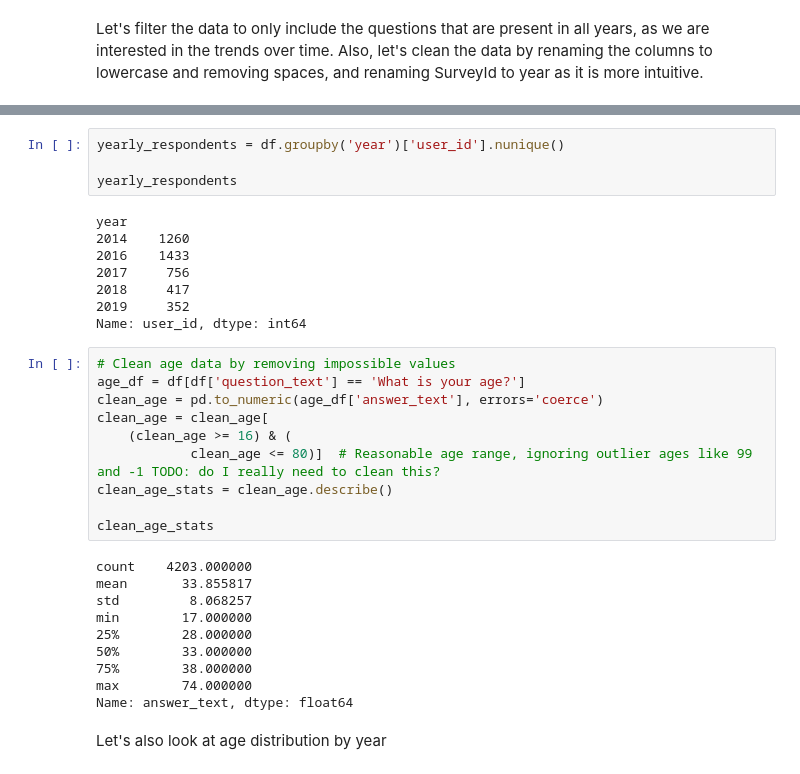
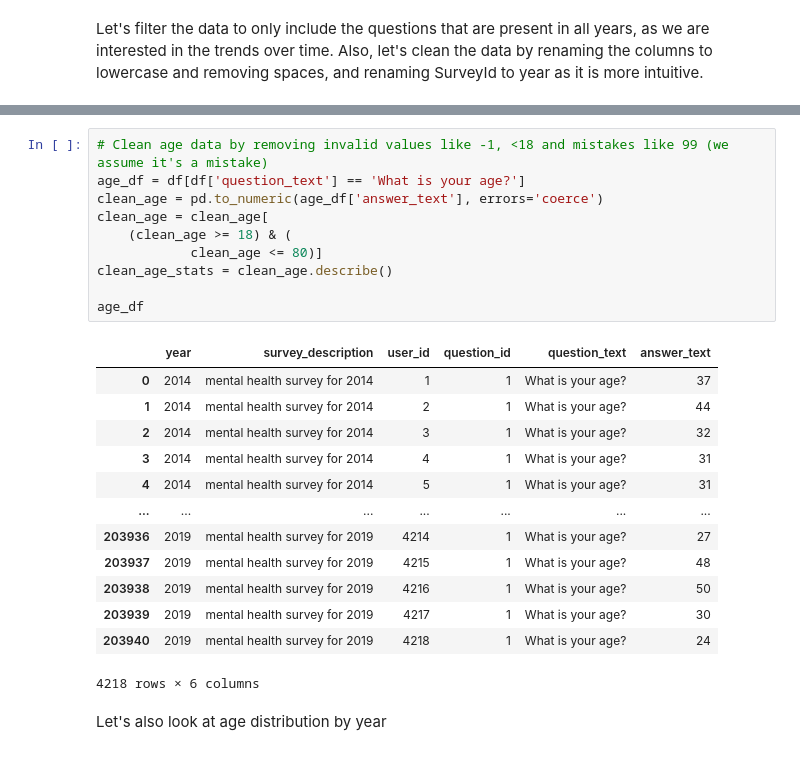
Before and after one commit to redashimself/TuringCollege, a Jupyter notebook: 2. Statistical Interference/Sprint 1/Project - Mental Health in Tech Industry/mental_health_analysis.ipynb, the cells around one changed output, grey strips where cells are left out. Cells and saved outputs as stored; diff of their text form.

Commit message:
Update notebook removing redundant analysis, clean up

```diff
--- a/2. Statistical Interference/Sprint 1/Project - Mental Health in Tech Industry/mental_health_analysis.ipynb
+++ b/2. Statistical Interference/Sprint 1/Project - Mental Health in Tech Industry/mental_health_analysis.ipynb
@@ -71,38 +70,30 @@ df.head()
 | 2 | 2014 | mental health survey for 2014 | 3 | 1 | What is your age? | 32 |
 | 3 | 2014 | mental health survey for 2014 | 4 | 1 | What is your age? | 31 |
 | 4 | 2014 | mental health survey for 2014 | 5 | 1 | What is your age? | 31 |
-# %%
-yearly_respondents = df.groupby('year')['user_id'].nunique()
-
-yearly_respondents
-# %% [output]
-year
-2014    1260
-2016    1433
-2017     756
-2018     417
-2019     352
-Name: user_id, dtype: int64
 # %%
-# Clean age data by removing impossible values
+# Clean age data by removing invalid values like -1, <18 and mistakes like 99 (we assume it's a mistake)
 age_df = df[df['question_text'] == 'What is your age?']
 clean_age = pd.to_numeric(age_df['answer_text'], errors='coerce')
 clean_age = clean_age[
-    (clean_age >= 16) & (
-            clean_age <= 80)]  # Reasonable age range, ignoring outlier ages like 99 and -1 TODO: do I really need to clean this?
+    (clean_age >= 18) & (
+            clean_age <= 80)]
 clean_age_stats = clean_age.describe()
 
-clean_age_stats
+age_df
 # %% [output]
+|  | year | survey_description | user_id | question_id | question_text | answer_text |
+| 0 | 2014 | mental health survey for 2014 | 1 | 1 | What is your age? | 37 |
+| 1 | 2014 | mental health survey for 2014 | 2 | 1 | What is your age? | 44 |
+| 2 | 2014 | mental health survey for 2014 | 3 | 1 | What is your age? | 32 |
+| 3 | 2014 | mental health survey for 2014 | 4 | 1 | What is your age? | 31 |
+| 4 | 2014 | mental health survey for 2014 | 5 | 1 | What is your age? | 31 |
+| ... | ... | ... | ... | ... | ... | ... |
+| 203936 | 2019 | mental health survey for 2019 | 4214 | 1 | What is your age? | 27 |
+| 203937 | 2019 | mental health survey for 2019 | 4215 | 1 | What is your age? | 48 |
+| 203938 | 2019 | mental health survey for 2019 | 4216 | 1 | What is your age? | 50 |
+| 203939 | 2019 | mental health survey for 2019 | 4217 | 1 | What is your age? | 30 |
+| 203940 | 2019 | mental health survey for 2019 | 4218 | 1 | What is your age? | 24 |
-count    4203.000000
-mean       33.855817
-std         8.068257
-min        17.000000
-25%        28.000000
-50%        33.000000
-75%        38.000000
-max        74.000000
-Name: answer_text, dtype: float64
+4218 rows × 6 columns
 # %% [markdown]
 Let's also look at age distribution by year
 # %%
```
Also changed, not shown: parts of 14 cells of this notebook.
